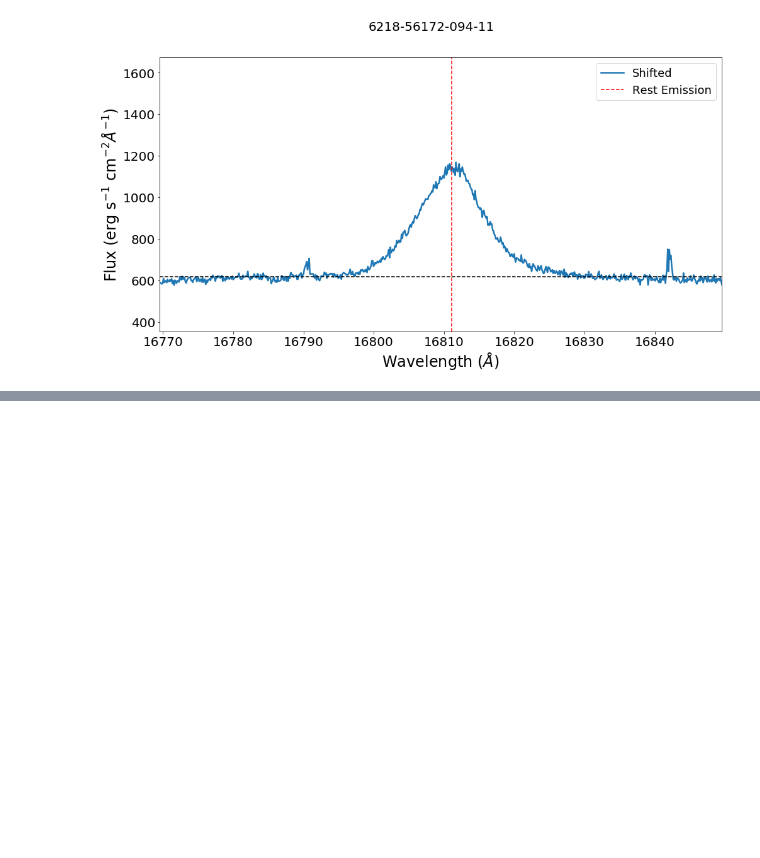
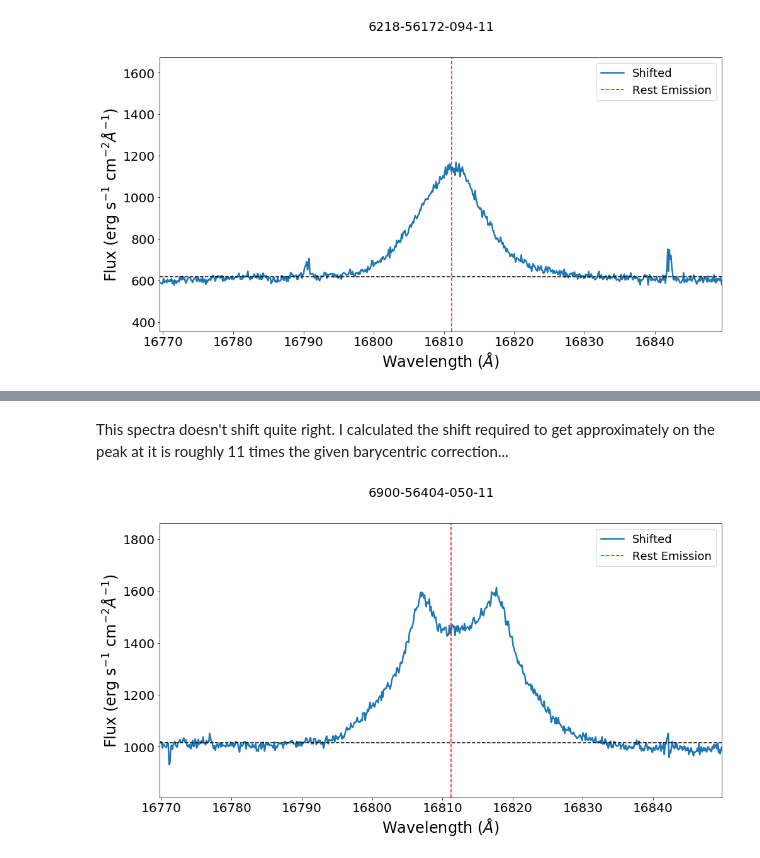
Before and after one commit to ballanr/T-Tauri, a Jupyter notebook: In Development/Shifting Visit Spectra.ipynb, the cells around one changed output, grey strips where cells are left out. Cells and saved outputs as stored; diff of their text form; code cells hidden in the pictures; blank space fills up the shorter version.

```diff
--- a/In Development/Shifting Visit Spectra.ipynb
+++ b/In Development/Shifting Visit Spectra.ipynb
@@ -98,0 +129,11 @@ f.Br_Equiv_Width_Plotter(plateid,MJD,fiber,11)
+# %% [markdown]
+This spectra doesn't shift quite right. I calculated the shift required to get approximately on the peak at it is roughly 11 times the given barycentric correction...
+# %%
+y = f.apStar_to_apVisit(4380,'2M18194176-1058093')
+plateid = y[0][0][0]
+MJD = y[0][0][1]
+fiber = y[0][0][2]
+emission_line = 12
+f.Br_Equiv_Width_Plotter(plateid,MJD,fiber,11)
+# %% [output]
+[figure, added]
```
Also changed, not shown: parts of 19 cells of this notebook.
